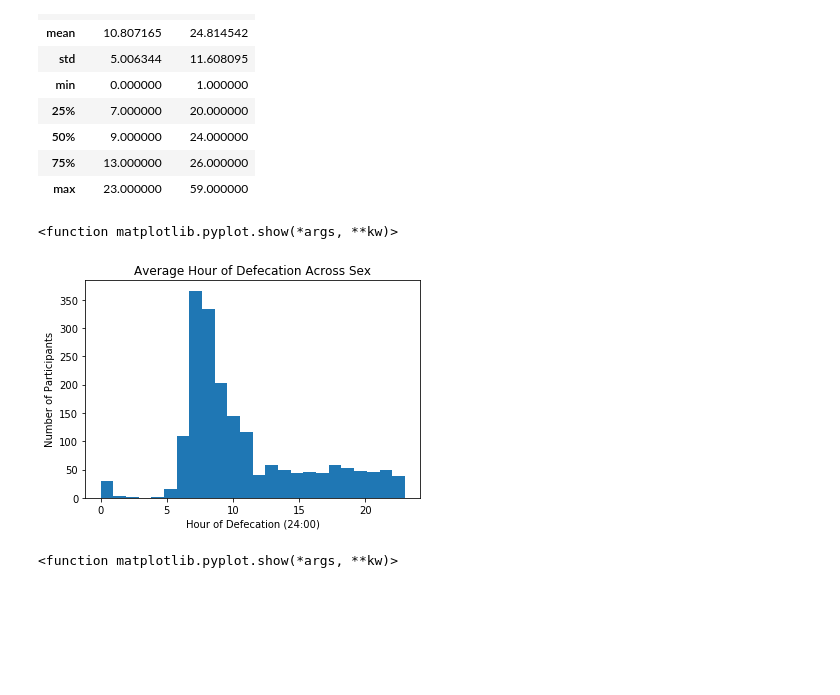
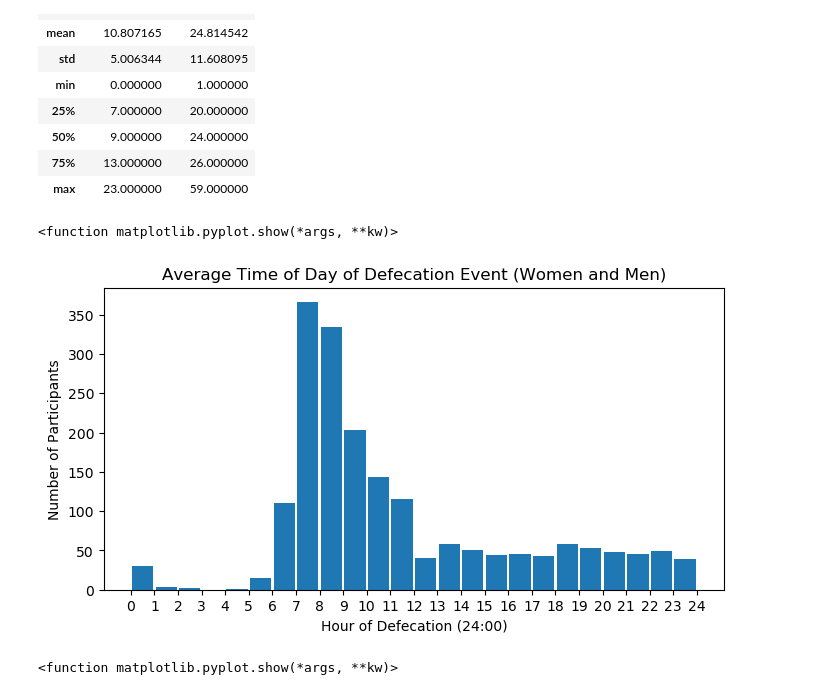
Before and after one commit to LyonsLab/Biosphere_Class, a Jupyter notebook: Poopyter_Notebook.ipynb, the cells around one changed output. Cells and saved outputs as stored; diff of their text form; code cells hidden in the pictures; blank space fills up the shorter version.

Commit message:
updated some text, updated plotting of first histogram

```diff
--- a/Poopyter_Notebook.ipynb
+++ b/Poopyter_Notebook.ipynb
@@ -96,17 +103,28 @@ defecation_data.describe()
 # %%
-#Next, we can create a histogram to get a better visual of each of the variables.
-#Let's start with avg_hr to see what time of day most people poop. Keep in mind
-plt.hist(defecation_data['avg_hr'],bins=24)
-#The "bins=x" specifies how many bars in the barchart you'd like to see (24 for 24 hours in the day)
-plt.title("Average Hour of Defecation Across Sex")
+# Next, we can create a histogram to get a better visual of each of the variables.
+# Let's start with avg_hr to see what time of day most people poop.
+
+plt.figure(figsize=(8,4), dpi=100)
+hours = [0,1,2,3,4,5,6,7,8,9,10,11,12,13,14,15,16,17,18,19,20,21,22,23,24]
+counts, bins, patches = plt.hist(defecation_data['avg_hr'], bins=hours, rwidth=.9)
+#fig,ax = plt.subplots()
+
+#ax.set_xticks(bins)
+# The "bins=x" specifies how many bars in the barchart you'd like to see (24 for 24 hours in the day)
+
+# To make the plot a bit more polished, we will add a title, and labels to the x and y axes.
+plt.title("Average Time of Day of Defecation Event (Women and Men)")
 plt.xlabel('Hour of Defecation (24:00)')
+plt.xticks(ticks=hours,labels=hours)
 plt.ylabel('Number of Participants')
+#plt.tight_layout()
+
+
+# plt.show is the only command that will actually generate an output.
 plt.show
-#plt.show is the only command that will actually generate an output. Everything before just informs
-#details about the plot.
 # %% [output]
 <function matplotlib.pyplot.show(*args, **kw)>
-[figure, old version]
+[figure, new version]
 # %%
 #Is this consistent with the hour of day you normally poop? What could be inferred
 #from this data?
```
Also changed, not shown: parts of 6 cells of this notebook.
